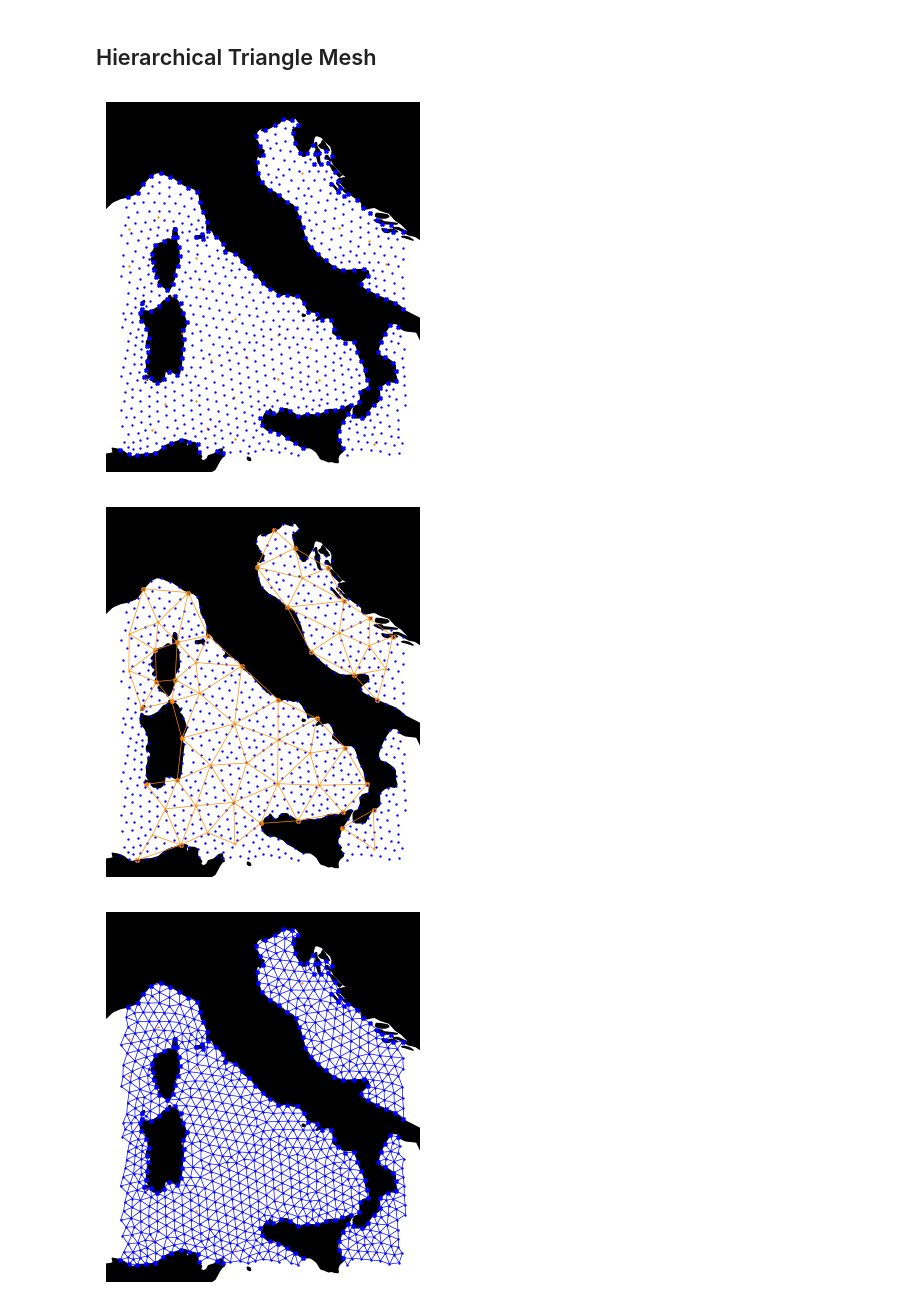
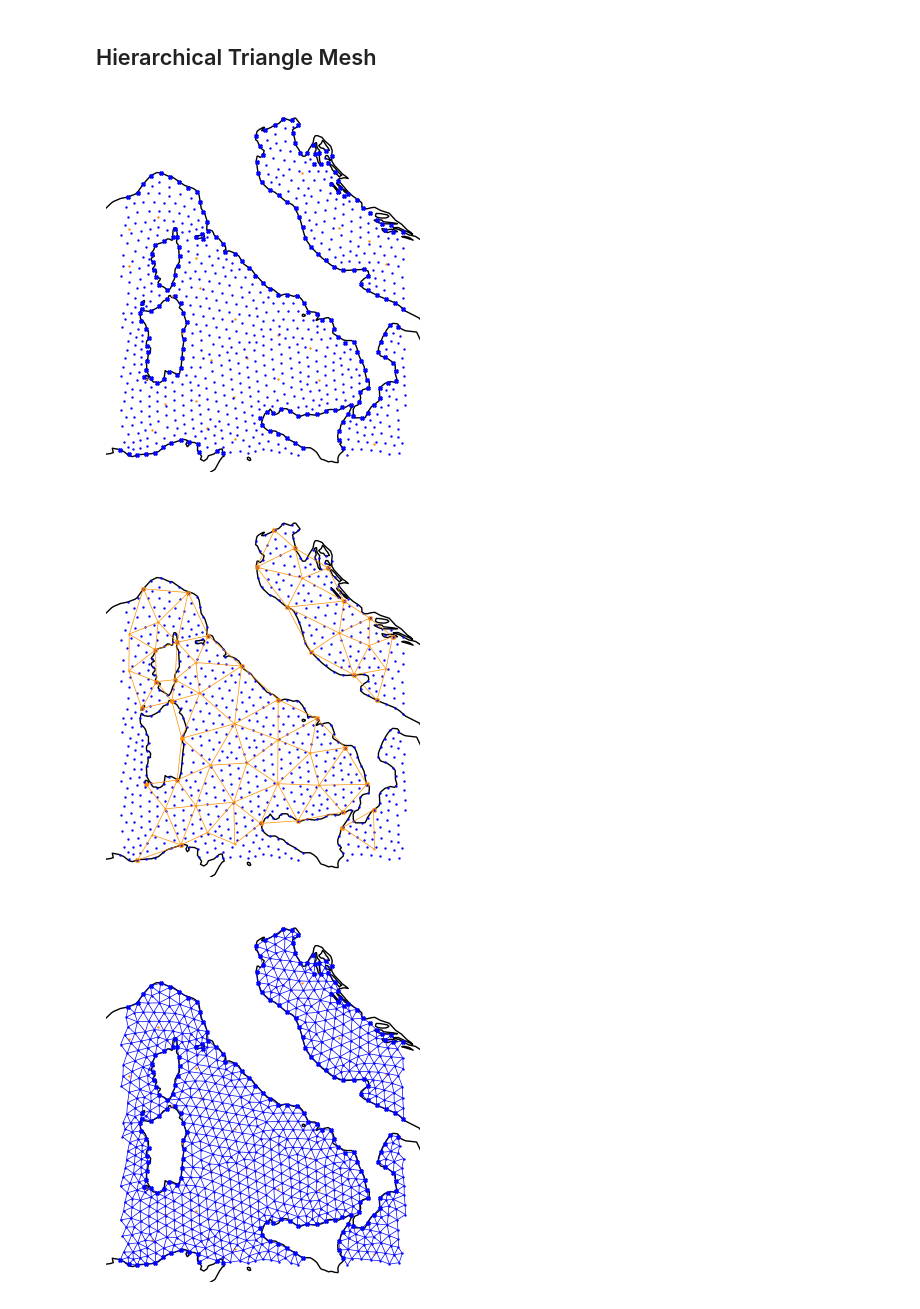
Before and after one commit to stefanocampanella/graphcast, a Jupyter notebook: notebooks/multiscale_meshgraph.ipynb, the cells around one changed output. Cells and saved outputs as stored; diff of their text form; code cells hidden in the pictures.

```diff
--- a/notebooks/multiscale_meshgraph.ipynb
+++ b/notebooks/multiscale_meshgraph.ipynb
@@ -27,7 +28,13 @@ if not output_dir.exists():
 # %%
 # The zoom-ins will be around the following area.
 geolocator = Nominatim(user_agent="multiscale_meshgraph")
-location = geolocator.geocode("Roma")
+location = geolocator.geocode("Rome, Italy")
 width, height = 10.0, 10.0
-bounds = (location.longitude - width / 2, location.longitude + width / 2,
-          location.latitude - height / 2, location.latitude + height / 2)
+location_lat = location.latitude
+location_lon = location.longitude if location.longitude >= 0 else location.longitude + 360.0
+bounds = mesh_connectivity.Box(
+    lat_min=location_lat - height / 2,
+    lat_max=location_lat + height / 2,
+    lon_min=location_lon - width / 2,
+    lon_max=location_lon + width / 2)
+location, bounds
@@ -34 +44,6 @@ bounds = (location.longitude - width / 2, location.longitude + width / 2,
+# %%
+if platform.node().endswith('leonardo.local'):
+    data_dir = pathlib.Path("/leonardo_scratch/large/userexternal/scampane/xcast/data")
+else:
+    data_dir = pathlib.Path("../data")
 # %%
@@ -76,12 +91,12 @@ if save_figures:
 # %% [markdown]
 ## Hierarchical Triangle Mesh
 # %%
-coarse_mesh, coarse_boundary = ocean_mesh_utils.read_mesh('../data/geometry/constant_size_coarse.msh')
+coarse_mesh, coarse_boundary = ocean_mesh_utils.read_mesh(data_dir / 'geometry/constant_coarse.msh')
 coarse_mesh_within_box, coarse_within_box_mapping = mesh_connectivity.get_mesh_within_box(coarse_mesh, bounds)
 coarse_boundary_within_box = np.array([coarse_within_box_mapping[n] for n in coarse_boundary if n in coarse_within_box_mapping])
 coarse_mesh_graph_within_box = mesh_graph.mesh_to_wgs(coarse_mesh_within_box)
 # %%
-fine_mesh, fine_boundary = ocean_mesh_utils.read_mesh('../data/geometry/constant_size_fine.msh')
+fine_mesh, fine_boundary = ocean_mesh_utils.read_mesh(data_dir / 'geometry/constant_fine.msh')
 fine_mesh_within_box, fine_within_box_mapping = mesh_connectivity.get_mesh_within_box(fine_mesh, bounds)
 fine_boundary_within_box = np.array([fine_within_box_mapping[n] for n in fine_boundary if n in fine_within_box_mapping])
 fine_mesh_graph_within_box = mesh_graph.mesh_to_wgs(fine_mesh_within_box)
@@ -89,7 +104,7 @@ fine_mesh_graph_within_box = mesh_graph.mesh_to_wgs(fine_mesh_within_box)
 fig = plt.figure()
 ax = fig.add_subplot(1, 1, 1, projection=ccrs.Mercator())
 ax.axis('off')
-ax.add_feature(cfeature.NaturalEarthFeature('physical', 'land', '50m', edgecolor='face', facecolor='black'))
+ax.add_feature(cfeature.NaturalEarthFeature('physical', 'coastline', '50m', edgecolor='black', facecolor='never'))
 
 latitudes, longitudes = coarse_mesh_graph_within_box.vertices
 ax.scatter(longitudes, latitudes, marker='.', color="darkorange", s=2.0, zorder=2, transform=ccrs.PlateCarree())
@@ -97,26 +112,28 @@ ax.scatter(longitudes, latitudes, marker='.', color="darkorange", s=2.0, zorder=
 latitudes, longitudes = fine_mesh_graph_within_box.vertices
 ax.scatter(longitudes, latitudes, marker='.', color="blue", s=2.0, zorder=2, transform=ccrs.PlateCarree())
 
-latitudes, longitudes = [fine_mesh_graph_within_box.vertices[i][fine_boundary_within_box] for i in [0, 1]]
-ax.scatter(longitudes, latitudes, marker='X', color="blue", s=6.0, zorder=2, transform=ccrs.PlateCarree())
+if fine_boundary_within_box.size > 0:
+    latitudes, longitudes = [fine_mesh_graph_within_box.vertices[i][fine_boundary_within_box] for i in [0, 1]]
+    ax.scatter(longitudes, latitudes, marker='X', color="blue", s=6.0, zorder=2, transform=ccrs.PlateCarree())
 
 if save_figures:
   plt.savefig(output_dir / 'latent_representation.png', bbox_inches='tight')
 # %% [output]
-[figure, old version]
+[figure, new version]
 # %%
 fig = plt.figure()
 ax = fig.add_subplot(1, 1, 1, projection=ccrs.Mercator())
 ax.axis('off')
-ax.add_feature(cfeature.NaturalEarthFeature('physical', 'land', '50m', edgecolor='face', facecolor='black'))
+ax.add_feature(cfeature.NaturalEarthFeature('physical', 'coastline', '50m', edgecolor='black', facecolor='never'))
 
 # Add coarse mesh vertices
 latitudes, longitudes = coarse_mesh_graph_within_box.vertices
 ax.scatter(longitudes, latitudes, marker='.', color="darkorange", s=1.0, zorder=2, transform=ccrs.PlateCarree())
 
 # Add coarse mesh boundary vertices
-latitudes, longitudes = [coarse_mesh_graph_within_box.vertices[i][coarse_boundary_within_box] for i in [0, 1]]
-ax.scatter(longitudes, latitudes, marker='X', color="darkorange", s=6.0, zorder=2, transform=ccrs.PlateCarree())
+if coarse_boundary_within_box.size > 0:
+    latitudes, longitudes = [coarse_mesh_graph_within_box.vertices[i][coarse_boundary_within_box] for i in [0, 1]]
+    ax.scatter(longitudes, latitudes, marker='X', color="darkorange", s=6.0, zorder=2, transform=ccrs.PlateCarree())
 
 # Add fine mesh vertices
 latitudes, longitudes = fine_mesh_graph_within_box.vertices
@@ -129,33 +146,34 @@ ax.add_collection(lc)
 if save_figures:
   plt.savefig(output_dir / 'coarse_meshgraph.png', bbox_inches='tight')
 # %% [output]
-[figure, old version]
+[figure, new version]
 # %%
 fig = plt.figure()
 ax = fig.add_subplot(1, 1, 1, projection=ccrs.Mercator())
 ax.axis('off')
-ax.add_feature(cfeature.NaturalEarthFeature('physical', 'land', '50m', edgecolor='face', facecolor='black'))
+ax.add_feature(cfeature.NaturalEarthFeature('physical', 'coastline', '50m', edgecolor='black', facecolor='never'))
 
 # Add coarse mesh vertices
 latitudes, longitudes = coarse_mesh_graph_within_box.vertices
 ax.scatter(longitudes, latitudes, marker='.', color="darkorange", s=2.0, zorder=2, transform=ccrs.PlateCarree())
 
 # Add fine mesh vertices
 latitudes, longitudes = fine_mesh_graph_within_box.vertices
 ax.scatter(longitudes, latitudes, marker='.', color="blue", s=2.0, zorder=2, transform=ccrs.PlateCarree())
 
 # Add fine mesh boundary vertices
-latitudes, longitudes = [fine_mesh_graph_within_box.vertices[i][fine_boundary_within_box] for i in [0, 1]]
-ax.scatter(longitudes, latitudes, marker='X', color="blue", s=6.0, zorder=2, transform=ccrs.PlateCarree())
+if fine_boundary_within_box.size > 0:
+    latitudes, longitudes = [fine_mesh_graph_within_box.vertices[i][fine_boundary_within_box] for i in [0, 1]]
+    ax.scatter(longitudes, latitudes, marker='X', color="blue", s=6.0, zorder=2, transform=ccrs.PlateCarree())
 
 # Add fine mesh edges
 lc = plot_utils.get_line_collection(fine_mesh_graph_within_box, linewidths=0.5, colors="blue", transform=ccrs.Geodetic())
 ax.add_collection(lc)
 
 if save_figures:
     plt.savefig(output_dir / 'fine_meshgraph.png', bbox_inches='tight')
 # %% [output]
-[figure, old version]
+[figure, new version]
 # %%
 dummy_multiscale_typed_graph = mesh_connectivity.get_dummy_xscaling_graph(coarse_mesh_within_box, fine_mesh_within_box)
 # %%
```
Also changed, not shown: parts of 8 cells of this notebook, 6 other files.
